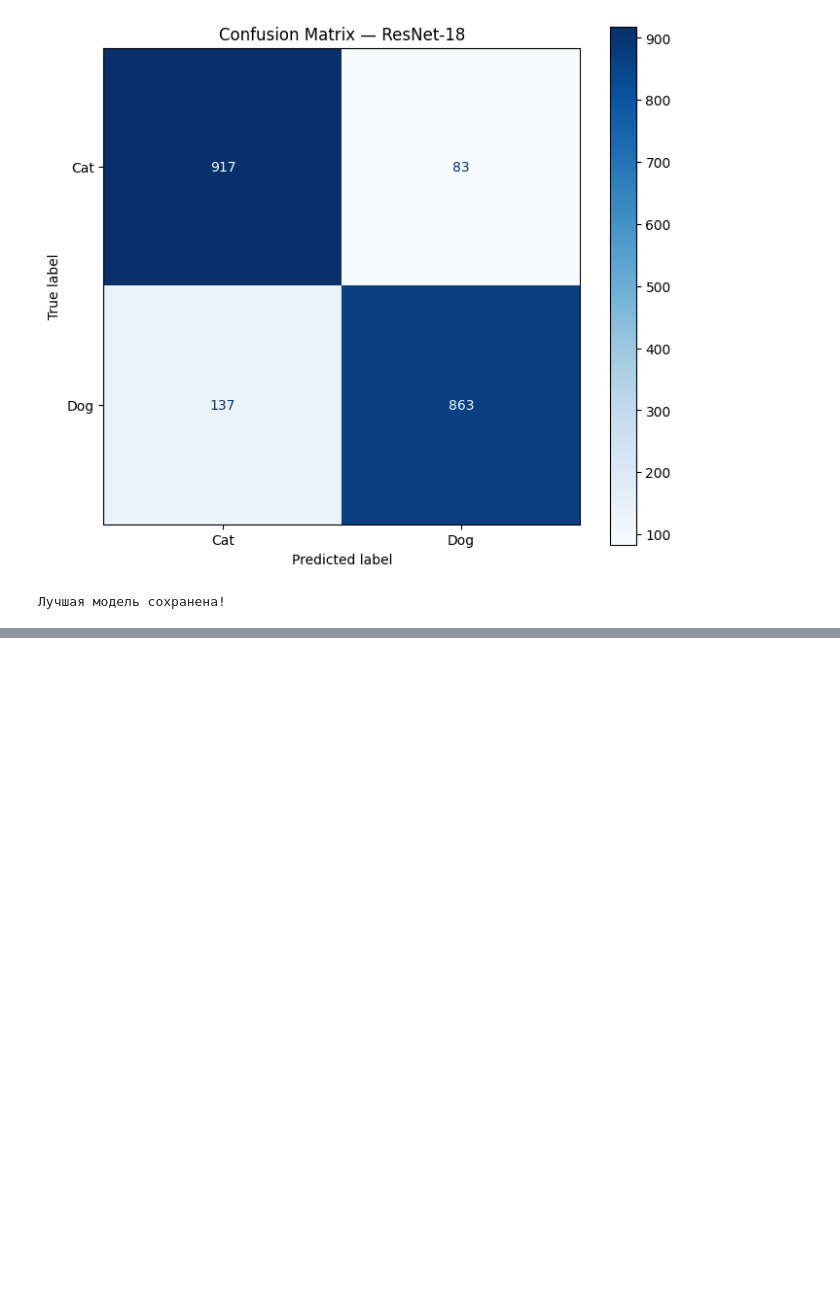
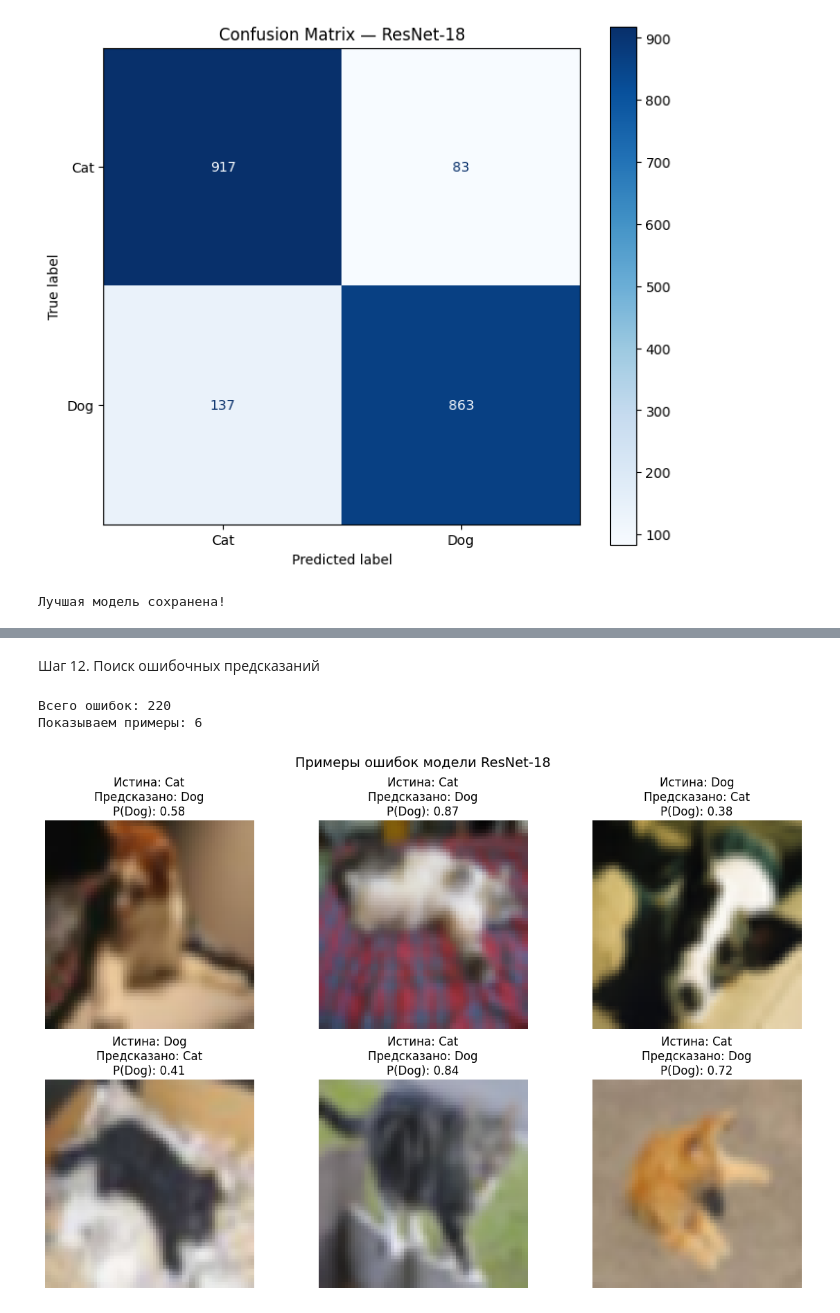
Before and after one commit to Egoshin21/lab3-cats-and-dogs, a Jupyter notebook: Untitled0.ipynb, the cells around one changed output, grey strips where cells are left out. Cells and saved outputs as stored; diff of their text form; code cells hidden in the pictures; blank space fills up the shorter version.

```diff
--- a/Untitled0.ipynb
+++ b/Untitled0.ipynb
@@ -1019,0 +1036,74 @@ Confusion Matrix:
+# %% [markdown]
+Шаг 12. Поиск ошибочных предсказаний
+# %%
+# Находим индексы изображений, где модель ошиблась
+errors_idx = np.where(y_pred != y_true)[0][:6]
+
+# Общее количество ошибок
+total_errors = np.sum(y_pred != y_true)
+
+print("Всего ошибок:", total_errors)
+print("Показываем примеры:", len(errors_idx))
+
+class_names = ["Cat", "Dog"]
+
+# Создаём сетку для изображений
+fig, axes = plt.subplots(2, 3, figsize=(12, 8))
+
+for ax, idx in zip(axes.flat, errors_idx):
+
+    # Получаем изображение
+    img, _ = val_dataset[idx]
+
+    # Обратная нормализация
+    img_show = img.permute(1, 2, 0).numpy()
+    img_show = img_show * 0.5 + 0.5
+    img_show = np.clip(img_show, 0, 1)
+
+    # Истинный класс и предсказание
+    true_label = class_names[int(y_true[idx])]
+    pred_label = class_names[int(y_pred[idx])]
+
+    # Вероятность принадлежности к Dog
+    probability = y_prob[idx]
+
+    ax.imshow(img_show)
+    ax.set_title(
+        f"Истина: {true_label}\n"
+        f"Предсказано: {pred_label}\n"
+        f"P(Dog): {probability:.2f}"
+    )
+    ax.axis("off")
+
+# Скрываем пустые ячейки, если ошибок меньше шести
+for ax in axes.flat[len(errors_idx):]:
+    ax.axis("off")
+
+plt.suptitle(
+    "Примеры ошибок модели ResNet-18",
+    fontsize=14
+)
+plt.tight_layout()
+plt.show()
+
+
+# Дополнительная статистика ошибок
+cat_as_dog = np.sum((y_true == 0) & (y_pred == 1))
+dog_as_cat = np.sum((y_true == 1) & (y_pred == 0))
+
+print("\nНАПРАВЛЕНИЯ ОШИБОК:")
+print("Кошки, определённые как собаки:", cat_as_dog)
+print("Собаки, определённые как кошки:", dog_as_cat)
+
+print("\nПОДРОБНАЯ ИНФОРМАЦИЯ:")
+for idx in errors_idx:
+    print(
+        f"Индекс {idx}: "
+        f"истина={class_names[y_true[idx]]}, "
+        f"предсказание={class_names[y_pred[idx]]}, "
+        f"P(Dog)={y_prob[idx]:.4f}"
+    )
+# %% [output]
+Всего ошибок: 220
+Показываем примеры: 6
+[figure, added]
```
Also changed, not shown: parts of 5 cells of this notebook.
